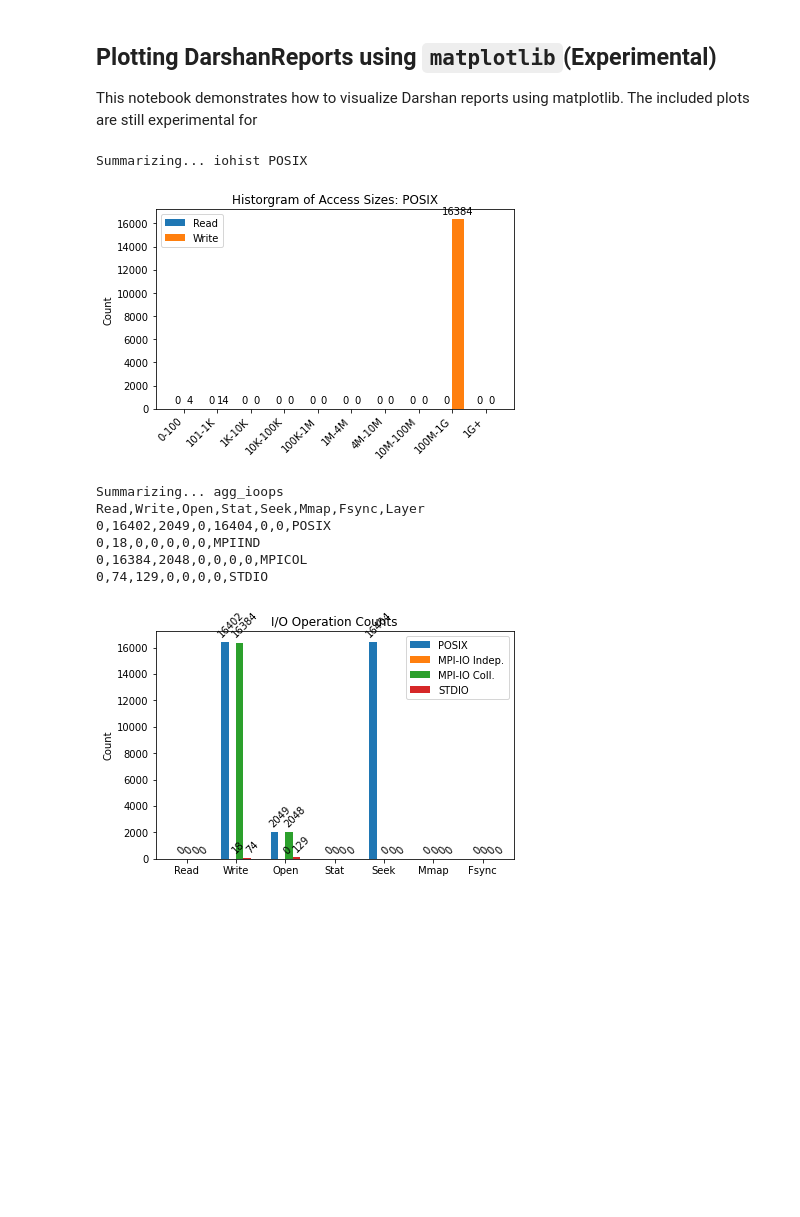
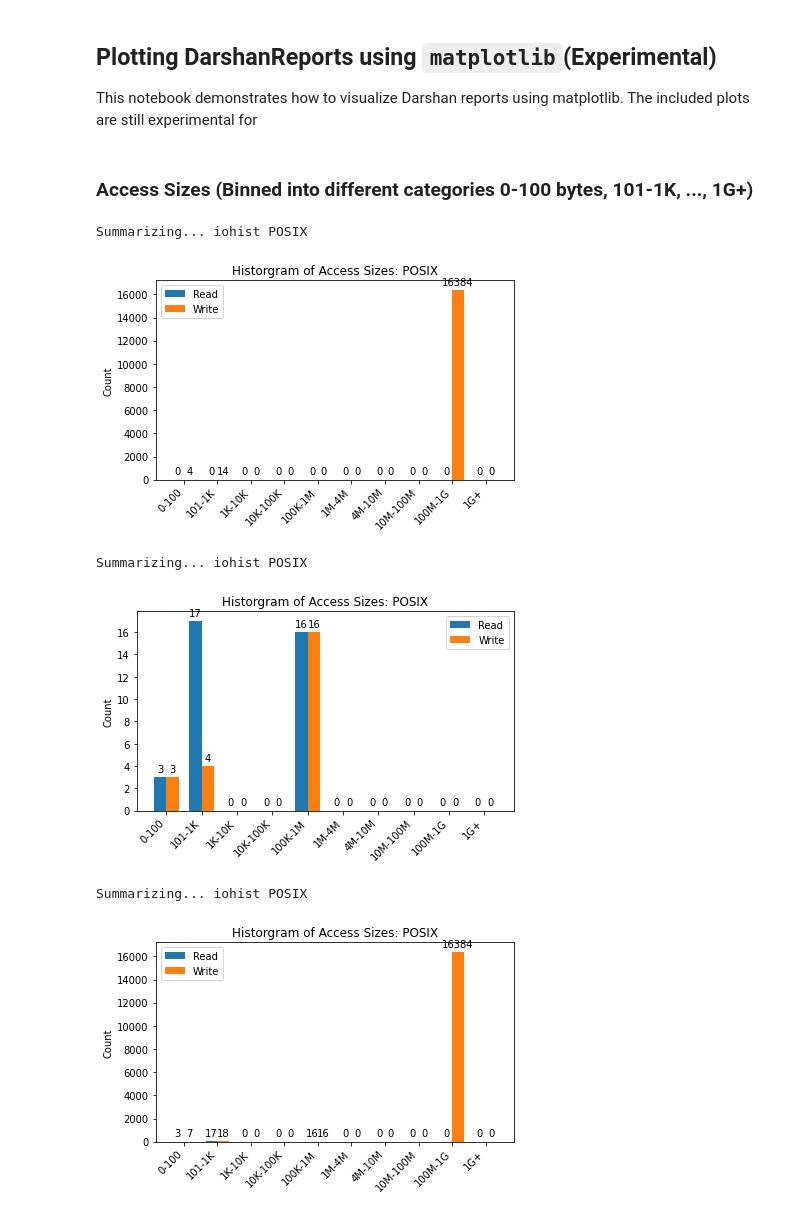
Before and after one commit to darshan-hpc/darshan, a Jupyter notebook: darshan-util/pydarshan/examples/02_darshan-plotting-matplotlib.ipynb, the cells around one changed output. Drawn from its saved outputs; the diff is of its cells as text; code cells hidden in the pictures; blank space fills up the shorter version.

```diff
--- a/darshan-util/pydarshan/examples/02_darshan-plotting-matplotlib.ipynb
+++ b/darshan-util/pydarshan/examples/02_darshan-plotting-matplotlib.ipynb
@@ -17,19 +17,14 @@ r2 = darshan.DarshanReport("example-logs/example2.darshan", read_all=True, dtype
 rx = r1 + r2
+# %% [markdown]
+### Access Sizes (Binned into different categories 0-100 bytes, 101-1K, ..., 1G+)
 # %%
-# access histograms
-plt = plot_access_histogram(r1, 'POSIX')
-plt.show()
+for r in [r1, r2, rx]:
+    plt = plot_access_histogram(r, mod='POSIX')
+    plt.show()
 # %% [output]
 Summarizing... iohist POSIX
 [figure]
+Summarizing... iohist POSIX
+[figure, added]
+Summarizing... iohist POSIX
+[figure, added]
-# %%
-plt = plot_opcounts(r1)
-plt.show()
-# %% [output]
-Summarizing... agg_ioops
-Read,Write,Open,Stat,Seek,Mmap,Fsync,Layer
-0,16402,2049,0,16404,0,0,POSIX
-0,18,0,0,0,0,0,MPIIND
-0,16384,2048,0,0,0,0,MPICOL
-0,74,129,0,0,0,0,STDIO
-[figure, removed]
```
Also changed, not shown: parts of 3 cells of this notebook, 15 other files.
